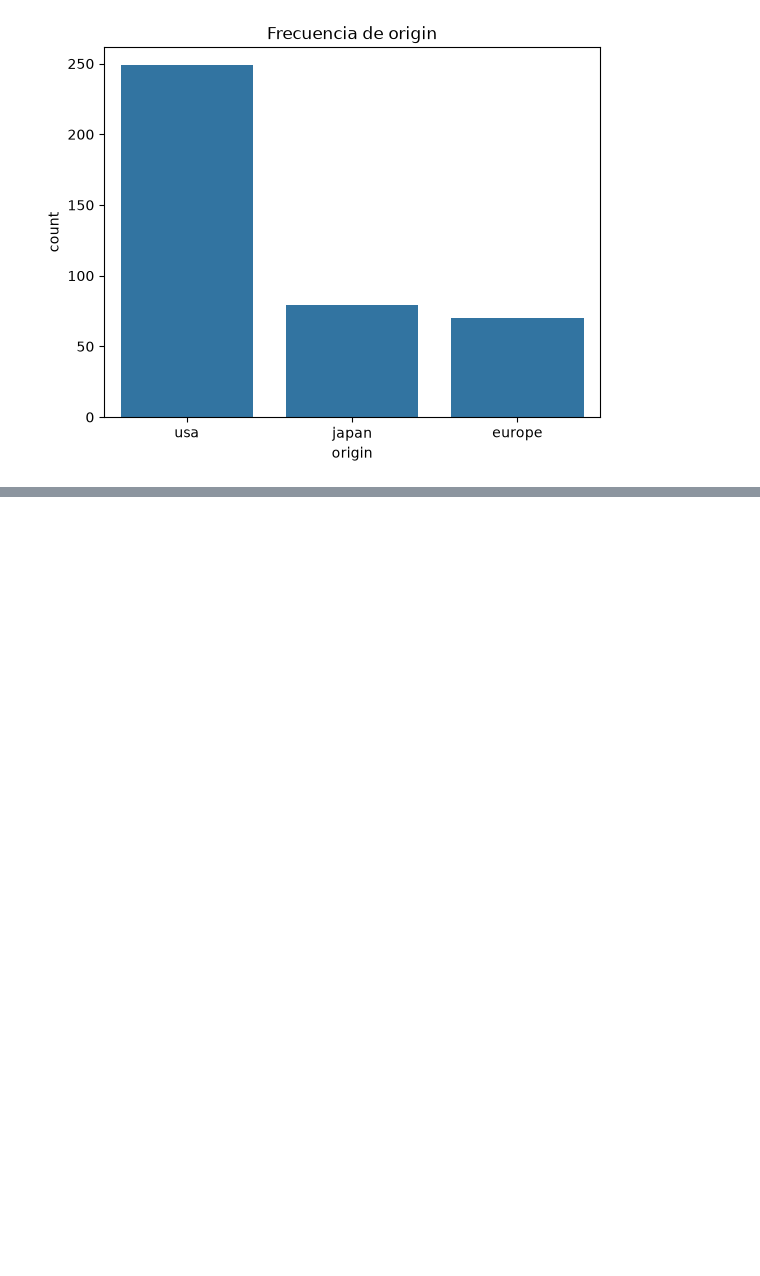
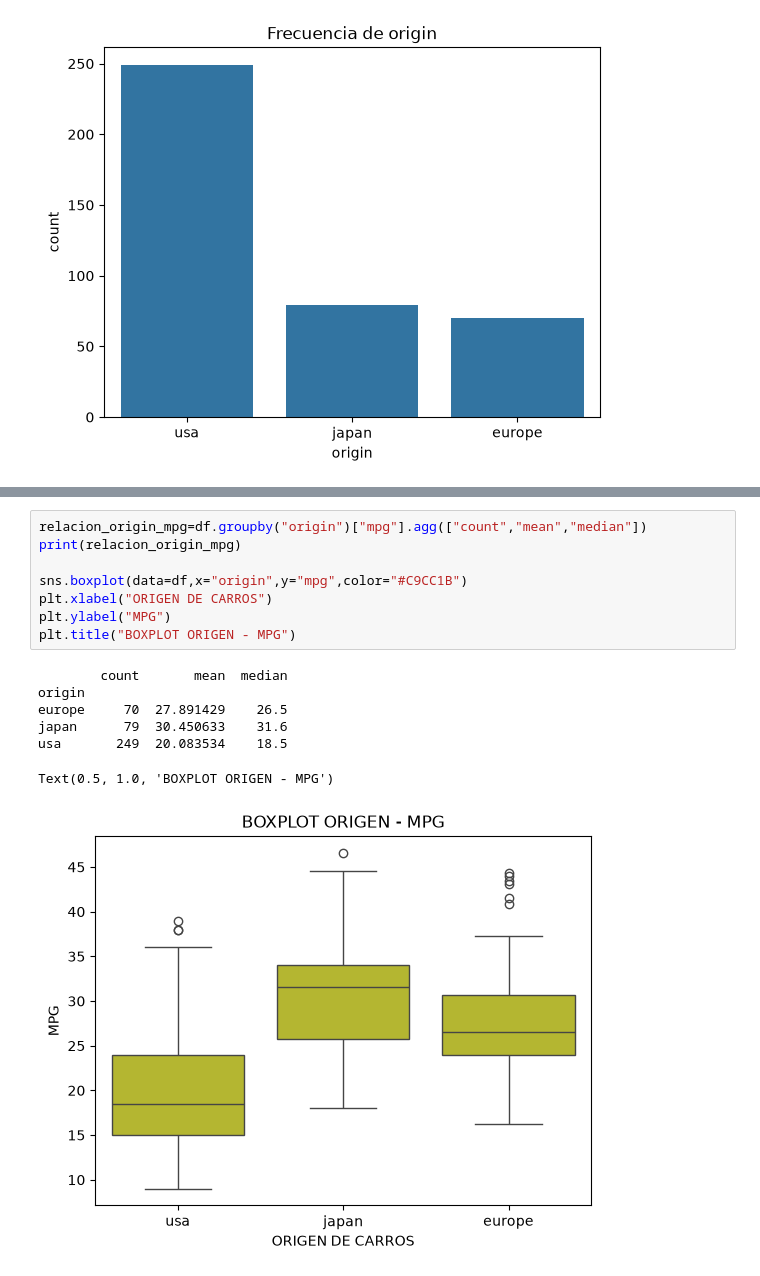
Before and after one commit to JoseOcsa/DataScience, a Jupyter notebook: Entregable_EDA_2.ipynb, the cells around one changed output, grey strips where cells are left out. Saved outputs shown, nothing was run; the diff lists cells and outputs as text; blank space fills up the shorter version.

```diff
--- a/Entregable_EDA_2.ipynb
+++ b/Entregable_EDA_2.ipynb
@@ -269,0 +303,16 @@ for col in ["cylinders","origin"]:
+# %%
+relacion_origin_mpg=df.groupby("origin")["mpg"].agg(["count","mean","median"])
+print(relacion_origin_mpg)
+
+sns.boxplot(data=df,x="origin",y="mpg",color="#C9CC1B")
+plt.xlabel("ORIGEN DE CARROS")
+plt.ylabel("MPG")
+plt.title("BOXPLOT ORIGEN - MPG")
+# %% [output]
+        count       mean  median
+origin
+europe     70  27.891429    26.5
+japan      79  30.450633    31.6
+usa       249  20.083534    18.5
+Text(0.5, 1.0, 'BOXPLOT ORIGEN - MPG')
+[figure, added]
```
Also changed, not shown: parts of 38 cells of this notebook, 1 other file.
